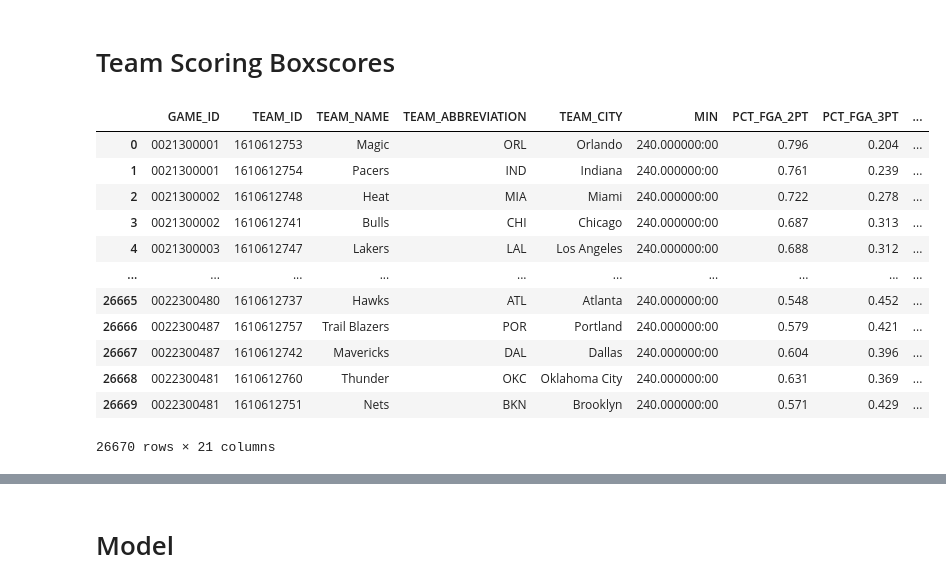
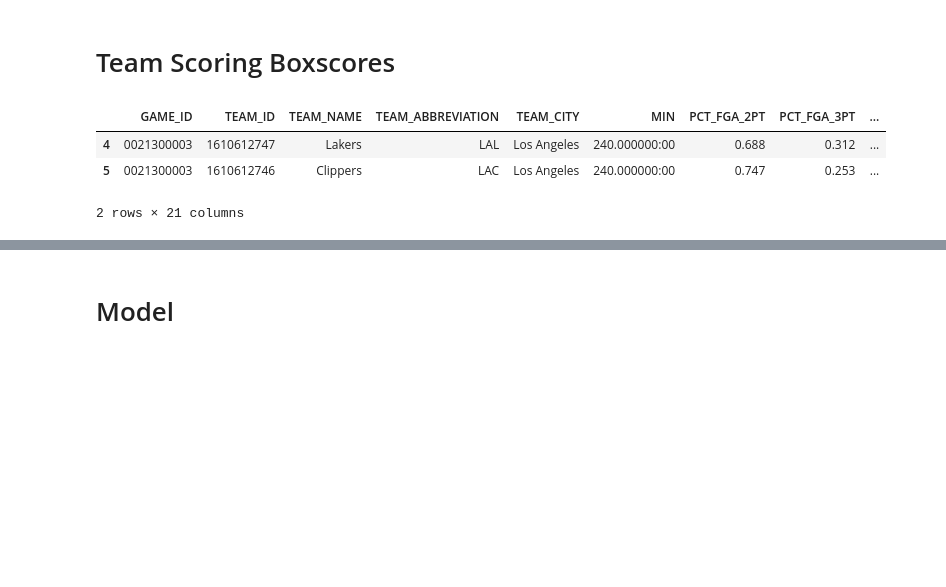
Before and after one commit to apensotti/NBA_Models, a Jupyter notebook: src/notebooks/data_collection.ipynb, the cells around one changed output, grey strips where cells are left out. Cells and saved outputs as stored; diff of their text form; code cells hidden in the pictures; blank space fills up the shorter version.

```diff
--- a/src/notebooks/data_collection.ipynb
+++ b/src/notebooks/data_collection.ipynb
@@ -97,35 +79,26 @@ display(advanced_boxscores_db.loc[:26463])
 # %%
 cur.execute("SELECT * FROM team_scoring_boxscores")
 rows3 = cur.fetchall()
 
 db_scoring_list = []
 
 for row in rows3:
     db_scoring_list.append(row)
 
 scoring_boxscores_db = pd.DataFrame(data=db_scoring_list)
 
 scoring_boxscores_db.columns = ['GAME_ID', 'TEAM_ID', 'TEAM_NAME', 'TEAM_ABBREVIATION', 'TEAM_CITY',
        'MIN', 'PCT_FGA_2PT', 'PCT_FGA_3PT', 'PCT_PTS_2PT', 'PCT_PTS_2PT_MR',
        'PCT_PTS_3PT', 'PCT_PTS_FB', 'PCT_PTS_FT', 'PCT_PTS_OFF_TOV',
        'PCT_PTS_PAINT', 'PCT_AST_2PM', 'PCT_UAST_2PM', 'PCT_AST_3PM',
        'PCT_UAST_3PM', 'PCT_AST_FGM', 'PCT_UAST_FGM']
 
-display(scoring_boxscores_db)
+display(scoring_boxscores_db[scoring_boxscores_db['GAME_ID'] == '0021300003'])
 # %% [output]
 |  | GAME_ID | TEAM_ID | TEAM_NAME | TEAM_ABBREVIATION | TEAM_CITY | MIN | PCT_FGA_2PT | PCT_FGA_3PT | ... |
-| 0 | 0021300001 | 1610612753 | Magic | ORL | Orlando | 240.000000:00 | 0.796 | 0.204 | ... |
-| 1 | 0021300001 | 1610612754 | Pacers | IND | Indiana | 240.000000:00 | 0.761 | 0.239 | ... |
-| 2 | 0021300002 | 1610612748 | Heat | MIA | Miami | 240.000000:00 | 0.722 | 0.278 | ... |
-| 3 | 0021300002 | 1610612741 | Bulls | CHI | Chicago | 240.000000:00 | 0.687 | 0.313 | ... |
 | 4 | 0021300003 | 1610612747 | Lakers | LAL | Los Angeles | 240.000000:00 | 0.688 | 0.312 | ... |
-| ... | ... | ... | ... | ... | ... | ... | ... | ... | ... |
-| 26665 | 0022300480 | 1610612737 | Hawks | ATL | Atlanta | 240.000000:00 | 0.548 | 0.452 | ... |
-| 26666 | 0022300487 | 1610612757 | Trail Blazers | POR | Portland | 240.000000:00 | 0.579 | 0.421 | ... |
-| 26667 | 0022300487 | 1610612742 | Mavericks | DAL | Dallas | 240.000000:00 | 0.604 | 0.396 | ... |
-| 26668 | 0022300481 | 1610612760 | Thunder | OKC | Oklahoma City | 240.000000:00 | 0.631 | 0.369 | ... |
-| 26669 | 0022300481 | 1610612751 | Nets | BKN | Brooklyn | 240.000000:00 | 0.571 | 0.429 | ... |
+| 5 | 0021300003 | 1610612746 | Clippers | LAC | Los Angeles | 240.000000:00 | 0.747 | 0.253 | ... |
-26670 rows × 21 columns
+2 rows × 21 columns
 # %%
 import numpy as np
 
```
Also changed, not shown: parts of 5 cells of this notebook, 3 other files.
